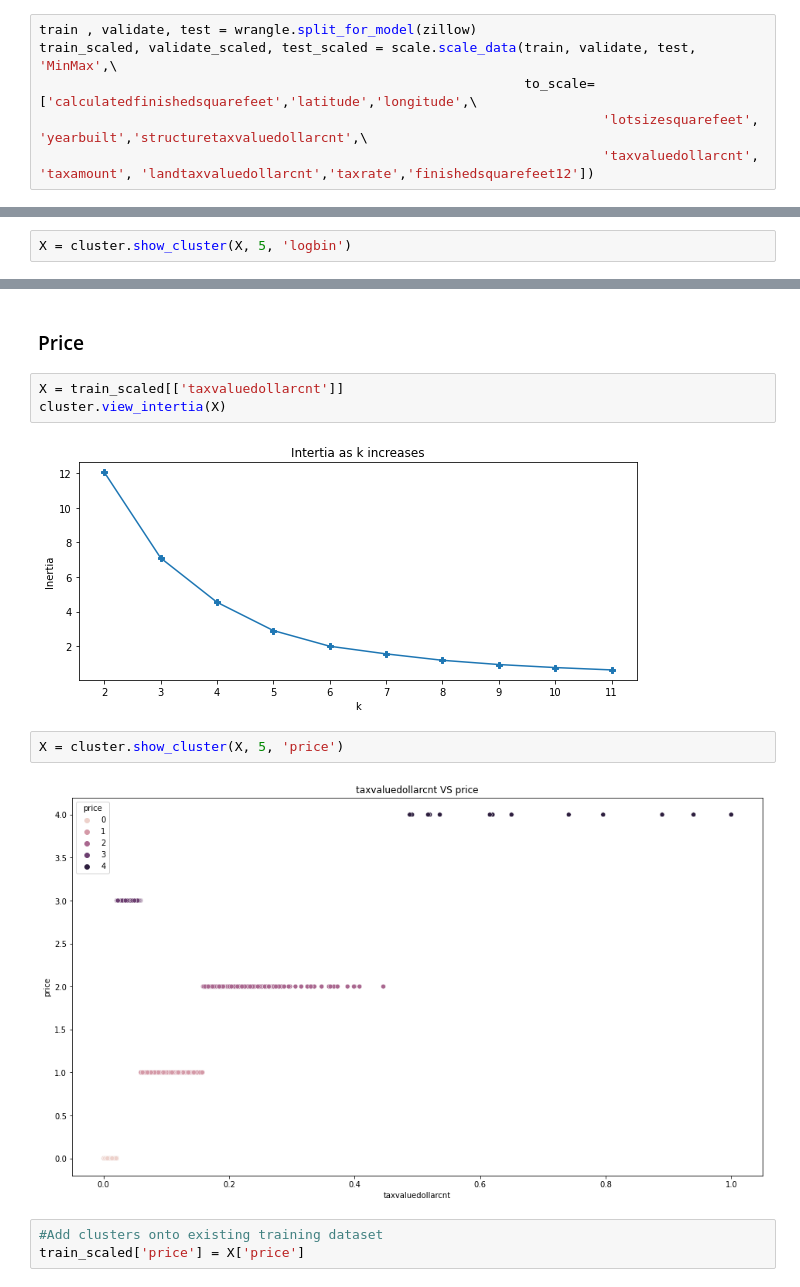
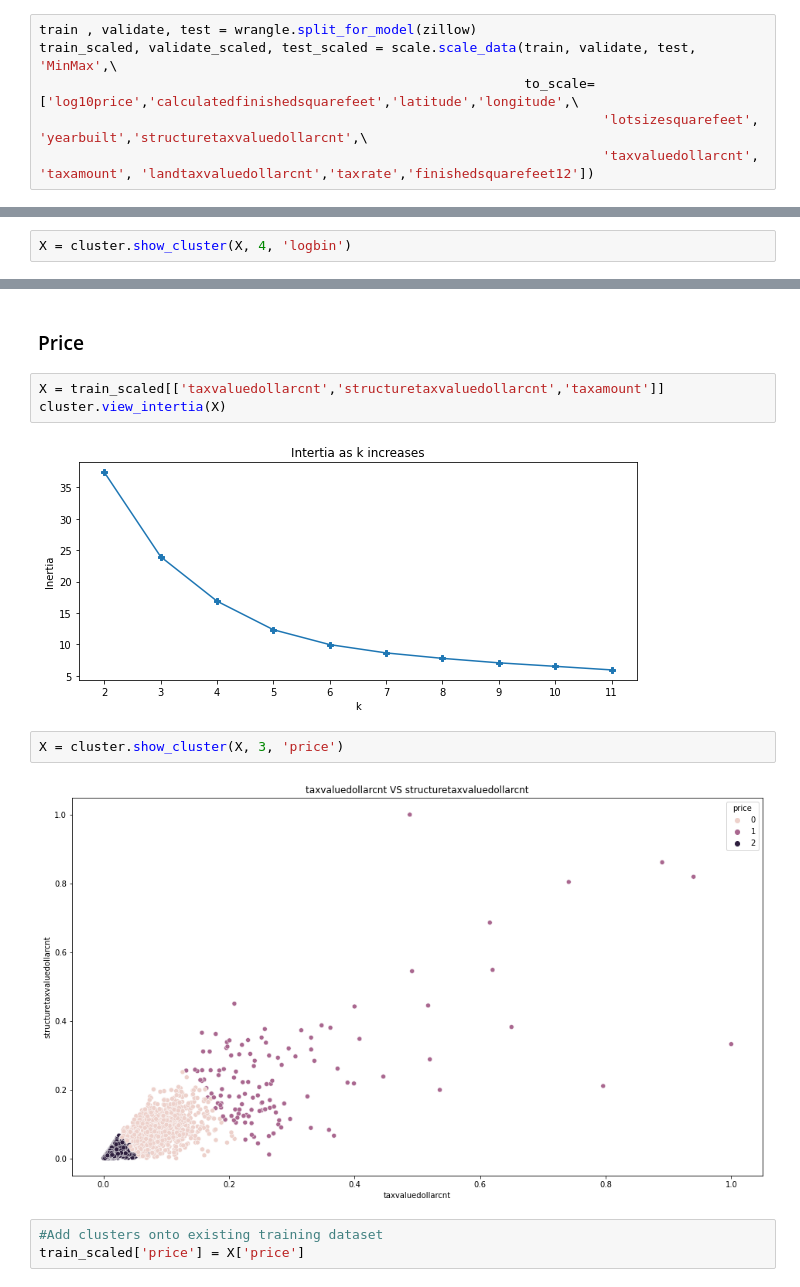
Before and after one commit to carterrxavier/clustering-project, a Jupyter notebook: initialnotebook.ipynb, the cells around one changed output, grey strips where cells are left out. Saved outputs shown, nothing was run; the diff lists cells and outputs as text.

```diff
--- a/initialnotebook.ipynb
+++ b/initialnotebook.ipynb
@@ -77,7 +60,7 @@ zillow.shape
 # %%
 train , validate, test = wrangle.split_for_model(zillow)
 train_scaled, validate_scaled, test_scaled = scale.scale_data(train, validate, test, 'MinMax',\
-                                                              to_scale=['calculatedfinishedsquarefeet','latitude','longitude',\
+                                                              to_scale=['log10price','calculatedfinishedsquarefeet','latitude','longitude',\
                                                                         'lotsizesquarefeet', 'yearbuilt','structuretaxvaluedollarcnt',\
                                                                         'taxvaluedollarcnt', 'taxamount', 'landtaxvaluedollarcnt','taxrate','finishedsquarefeet12'])
 # %% [output]
@@ -120,5 +104,5 @@ cluster.view_intertia(X)
 # %% [output]
 [figure]
 # %%
-X = cluster.show_cluster(X, 5, 'logbin')
+X = cluster.show_cluster(X, 4, 'logbin')
 # %% [output]
@@ -131,14 +115,14 @@ cluster.map_clusters(train_scaled, 'logbin')
 # %% [markdown]
 ### Price
 # %%
-X = train_scaled[['taxvaluedollarcnt']]
+X = train_scaled[['taxvaluedollarcnt','structuretaxvaluedollarcnt','taxamount']]
 cluster.view_intertia(X)
 # %% [output]
-[figure, old version]
+[figure, new version]
 # %%
-X = cluster.show_cluster(X, 5, 'price')
+X = cluster.show_cluster(X, 3, 'price')
 # %% [output]
-[figure, old version]
+[figure, new version]
 # %%
 #Add clusters onto existing training dataset
 train_scaled['price'] = X['price']
```
Also changed, not shown: parts of 57 cells of this notebook, 5 other files.
